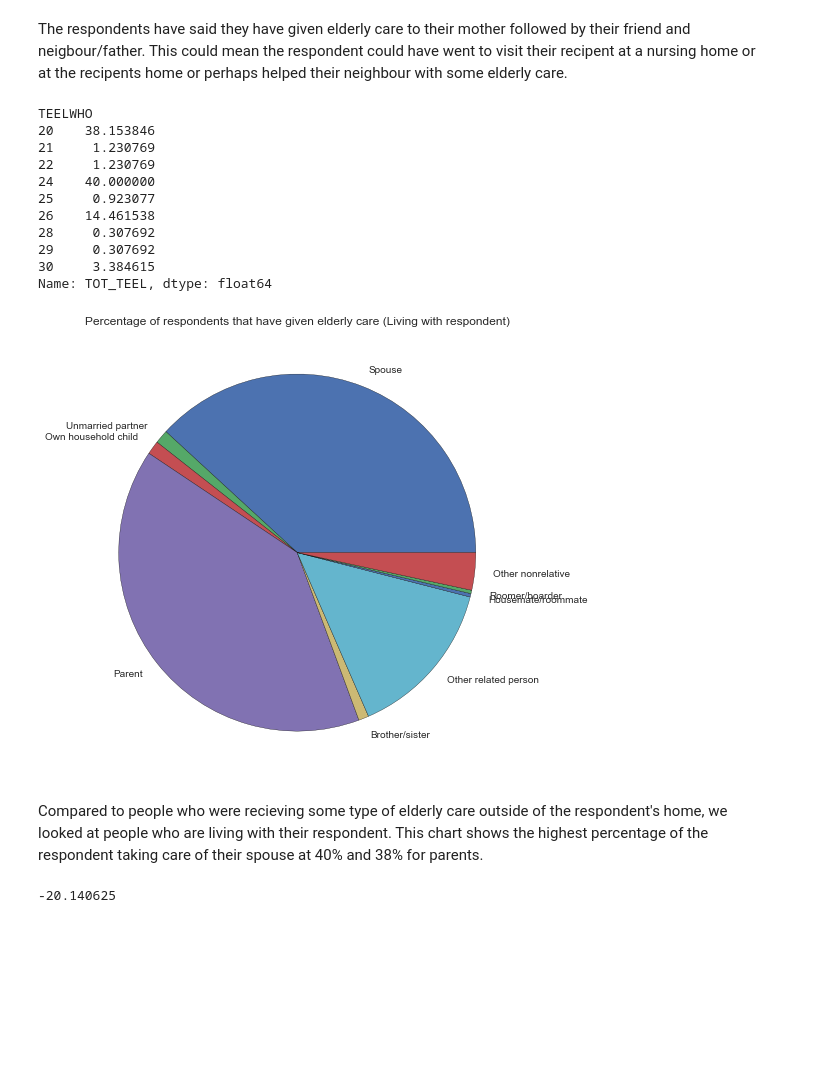
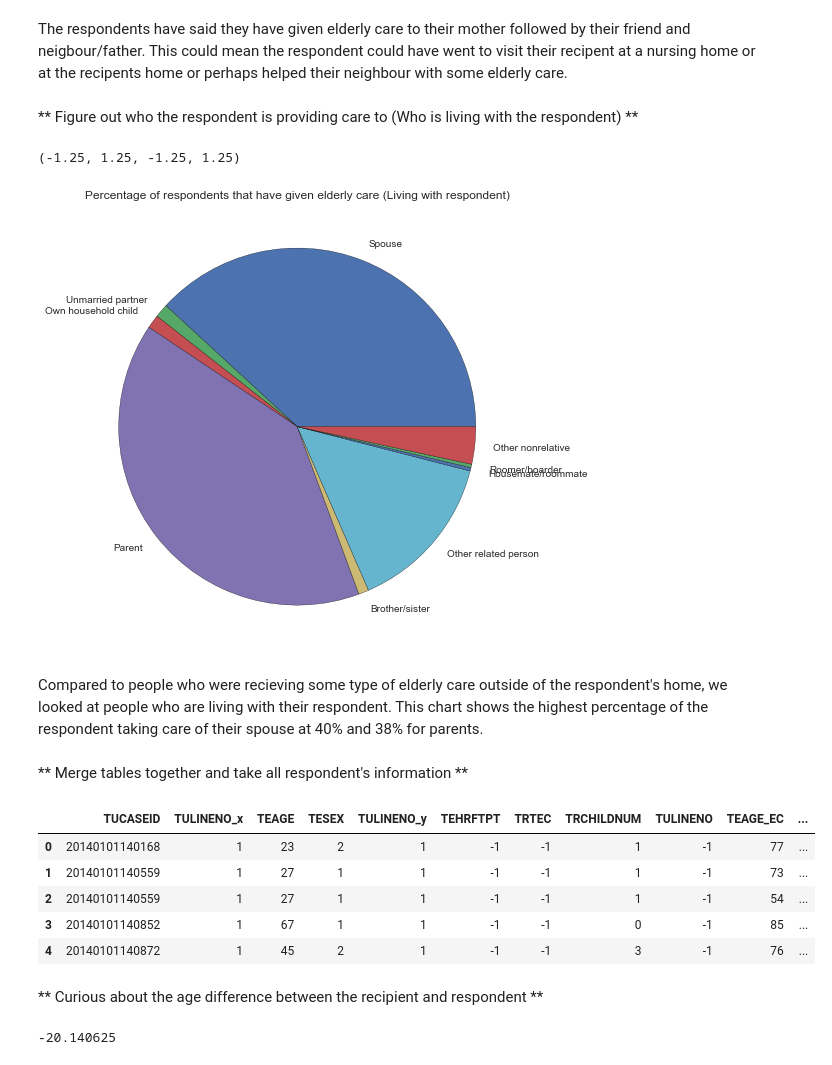
Before and after one commit to stacyzhao/atus-analysis, a Jupyter notebook: Wasting Time.ipynb, the cells around one changed output. Saved outputs shown, nothing was run; the diff lists cells and outputs as text; code cells hidden in the pictures; blank space fills up the shorter version.

```diff
--- a/Wasting Time.ipynb
+++ b/Wasting Time.ipynb
@@ -57,6 +73,8 @@ w.axis('off')
 [figure]
 # %% [markdown]
 The respondents have said they have given elderly care to their mother followed by their friend and neigbour/father. This could mean the respondent could have went to visit their recipent at a nursing home or at the recipents home or perhaps helped their neighbour with some elderly care.
+# %% [markdown]
+** Figure out who the respondent is providing care to (Who is living with the respondent) **
 # %%
 living_w_respondent = give_care_to[:9]
 weighted_living_w_respondent = living_w_respondent['TOT_TEEL']/325 * 100
@@ -75,23 +93,24 @@ wl = weighted_living_w_respondent.plot(kind='pie',
                                              'Other nonrelative'])
 
 wl.axis('off')
-weighted_living_w_respondent
 # %% [output]
-TEELWHO
-20    38.153846
-21     1.230769
-22     1.230769
-24    40.000000
-25     0.923077
-26    14.461538
-28     0.307692
-29     0.307692
-30     3.384615
-Name: TOT_TEEL, dtype: float64
+(-1.25, 1.25, -1.25, 1.25)
 [figure]
 # %% [markdown]
 Compared to people who were recieving some type of elderly care outside of the respondent's home, we looked at people who are living with their respondent. This chart shows the highest percentage of the respondent taking care of their spouse at 40% and 38% for parents.
+# %% [markdown]
+** Merge tables together and take all respondent's information **
 # %%
 main_respondent = roster[roster['TULINENO'] == 1]
-elder = pd.merge(pd.merge(main_respondent, elder_care), respondent)
+elder = pd.merge(pd.merge(main_respondent, respondent, on='TUCASEID'), roster_elder, on='TUCASEID')
+elder.head()
+# %% [output]
+|  | TUCASEID | TULINENO_x | TEAGE | TESEX | TULINENO_y | TEHRFTPT | TRTEC | TRCHILDNUM | TULINENO | TEAGE_EC | ... |
+| 0 | 20140101140168 | 1 | 23 | 2 | 1 | -1 | -1 | 1 | -1 | 77 | ... |
+| 1 | 20140101140559 | 1 | 27 | 1 | 1 | -1 | -1 | 1 | -1 | 73 | ... |
+| 2 | 20140101140559 | 1 | 27 | 1 | 1 | -1 | -1 | 1 | -1 | 54 | ... |
+| 3 | 20140101140852 | 1 | 67 | 1 | 1 | -1 | -1 | 0 | -1 | 85 | ... |
+| 4 | 20140101140872 | 1 | 45 | 2 | 1 | -1 | -1 | 3 | -1 | 76 | ... |
+# %% [markdown]
+** Curious about the age difference between the recipient and respondent **
 # %%
```
Also changed, not shown: parts of 24 cells of this notebook.
